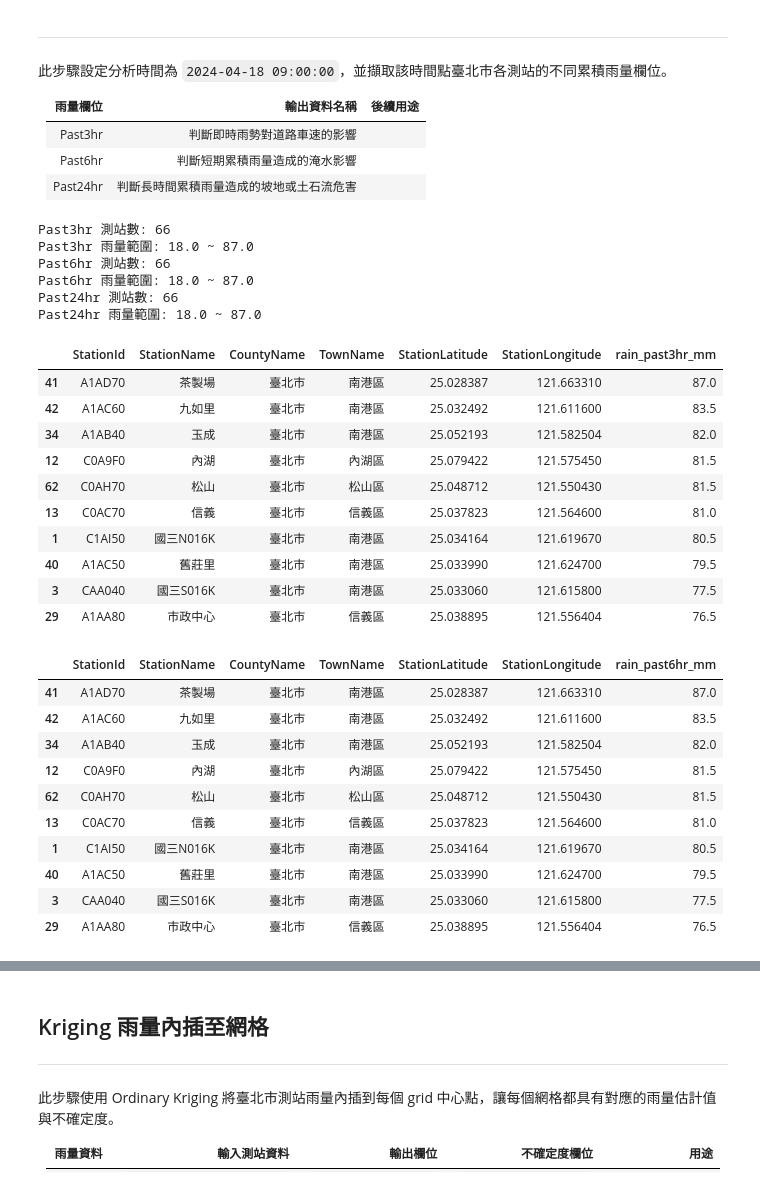
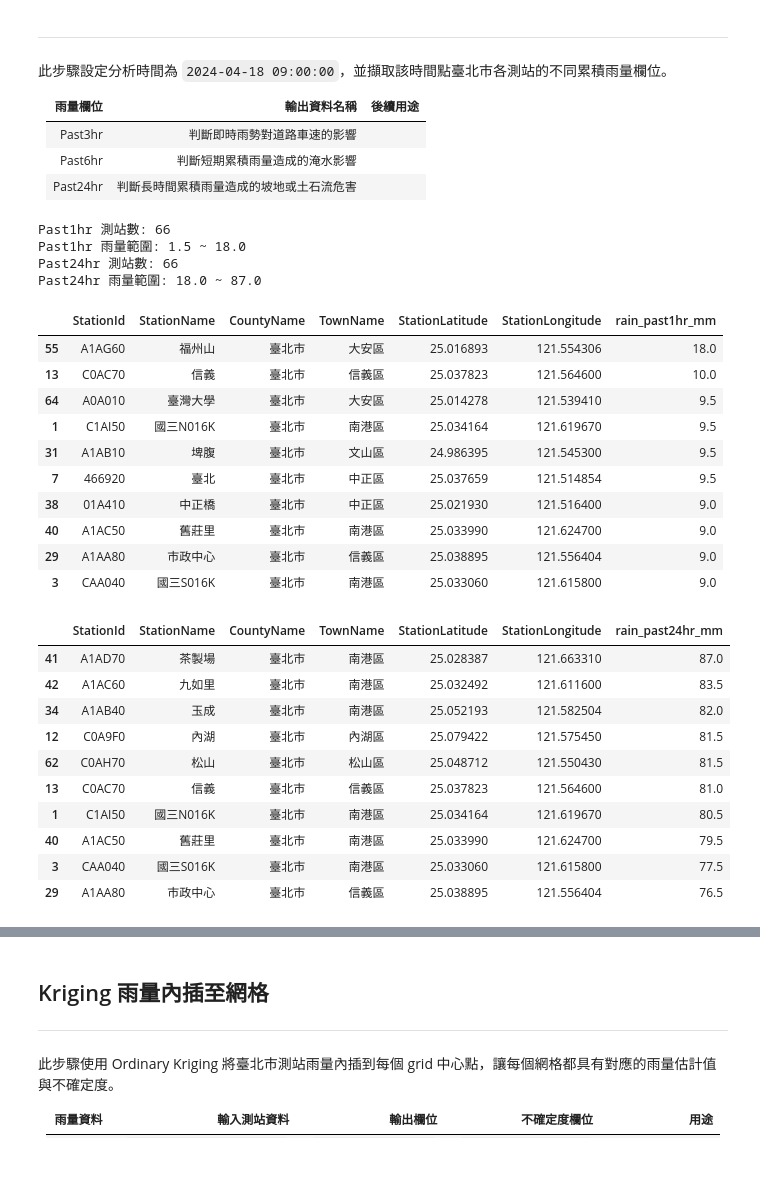
Before and after one commit to Chuang-ben/Final_project, a Jupyter notebook: final_02_post.ipynb, the cells around one changed output, grey strips where cells are left out. Saved outputs shown, nothing was run; the diff lists cells and outputs as text; code cells hidden in the pictures.

```diff
--- a/final_02_post.ipynb
+++ b/final_02_post.ipynb
@@ -220,8 +220,7 @@ target_time = pd.Timestamp("2024-04-18 09:00:00")
 rain_tp["DateTime"] = pd.to_datetime(rain_tp["DateTime"])
 
 for col in [
-    "Past3hr",
-    "Past6hr",
+    "Past1hr",
     "Past24hr",
     "StationLongitude",
     "StationLatitude",
@@ -241,79 +240,59 @@ rain_at_time = rain_tp[
     rain_tp["DateTime"] == target_time
 ].copy()
 
-# ===== 1) 即時行車速度用：Past3hr =====
-rain_past3hr_station = (
+# ===== 1) 即時行車速度與淹水判斷用：Past1hr =====
+rain_past1hr_station = (
     rain_at_time
-    .dropna(subset=["Past3hr", "StationLatitude", "StationLongitude"])
-    [station_cols + ["Past3hr"]]
-    .rename(columns={"Past3hr": "rain_past3hr_mm"})
+    .dropna(subset=["Past1hr", "StationLatitude", "StationLongitude"])
+    [station_cols + ["Past1hr"]]
+    .rename(columns={"Past1hr": "rain_past1hr_mm"})
     .reset_index(drop=True)
 )
 
-# ===== 2) 淹水判斷用：Past6hr =====
-rain_past6hr_station = (
-    rain_at_time
-    .dropna(subset=["Past6hr", "StationLatitude", "StationLongitude"])
-    [station_cols + ["Past6hr"]]
-    .rename(columns={"Past6hr": "rain_past6hr_mm"})
-    .reset_index(drop=True)
-)
-
-# ===== 3) 坡地 / 土石流判斷用：Past24hr =====
+# ===== 2) 坡地 / 土石流判斷用：Past24hr =====
 rain_past24hr_station = (
     rain_at_time
     .dropna(subset=["Past24hr", "StationLatitude", "StationLongitude"])
     [station_cols + ["Past24hr"]]
     .rename(columns={"Past24hr": "rain_past24hr_mm"})
     .reset_index(drop=True)
 )
 
-print("Past3hr 測站數:", len(rain_past3hr_station))
+print("Past1hr 測站數:", len(rain_past1hr_station))
 print(
-    "Past3hr 雨量範圍:",
-    rain_past3hr_station["rain_past3hr_mm"].min(),
+    "Past1hr 雨量範圍:",
+    rain_past1hr_station["rain_past1hr_mm"].min(),
     "~",
-    rain_past3hr_station["rain_past3hr_mm"].max(),
-)
-
-print("Past6hr 測站數:", len(rain_past6hr_station))
-print(
-    "Past6hr 雨量範圍:",
-    rain_past6hr_station["rain_past6hr_mm"].min(),
-    "~",
-    rain_past6hr_station["rain_past6hr_mm"].max(),
+    rain_past1hr_station["rain_past1hr_mm"].max(),
 )
 
 print("Past24hr 測站數:", len(rain_past24hr_station))
 print(
     "Past24hr 雨量範圍:",
     rain_past24hr_station["rain_past24hr_mm"].min(),
     "~",
     rain_past24hr_station["rain_past24hr_mm"].max(),
 )
 
-display(rain_past3hr_station.sort_values("rain_past3hr_mm", ascending=False).head(10))
-display(rain_past6hr_station.sort_values("rain_past6hr_mm", ascending=False).head(10))
+display(rain_past1hr_station.sort_values("rain_past1hr_mm", ascending=False).head(10))
 display(rain_past24hr_station.sort_values("rain_past24hr_mm", ascending=False).head(10))
 # %% [output]
-Past3hr 測站數: 66
-Past3hr 雨量範圍: 18.0 ~ 87.0
-Past6hr 測站數: 66
-Past6hr 雨量範圍: 18.0 ~ 87.0
+Past1hr 測站數: 66
+Past1hr 雨量範圍: 1.5 ~ 18.0
 Past24hr 測站數: 66
 Past24hr 雨量範圍: 18.0 ~ 87.0
-|  | StationId | StationName | CountyName | TownName | StationLatitude | StationLongitude | rain_past3hr_mm |
-| 41 | A1AD70 | 茶製場 | 臺北市 | 南港區 | 25.028387 | 121.663310 | 87.0 |
-| 42 | A1AC60 | 九如里 | 臺北市 | 南港區 | 25.032492 | 121.611600 | 83.5 |
-| 34 | A1AB40 | 玉成 | 臺北市 | 南港區 | 25.052193 | 121.582504 | 82.0 |
-| 12 | C0A9F0 | 內湖 | 臺北市 | 內湖區 | 25.079422 | 121.575450 | 81.5 |
-| 62 | C0AH70 | 松山 | 臺北市 | 松山區 | 25.048712 | 121.550430 | 81.5 |
-| 13 | C0AC70 | 信義 | 臺北市 | 信義區 | 25.037823 | 121.564600 | 81.0 |
-| 1 | C1AI50 | 國三N016K | 臺北市 | 南港區 | 25.034164 | 121.619670 | 80.5 |
-| 40 | A1AC50 | 舊莊里 | 臺北市 | 南港區 | 25.033990 | 121.624700 | 79.5 |
-| 3 | CAA040 | 國三S016K | 臺北市 | 南港區 | 25.033060 | 121.615800 | 77.5 |
-| 29 | A1AA80 | 市政中心 | 臺北市 | 信義區 | 25.038895 | 121.556404 | 76.5 |
+|  | StationId | StationName | CountyName | TownName | StationLatitude | StationLongitude | rain_past1hr_mm |
+| 55 | A1AG60 | 福州山 | 臺北市 | 大安區 | 25.016893 | 121.554306 | 18.0 |
+| 13 | C0AC70 | 信義 | 臺北市 | 信義區 | 25.037823 | 121.564600 | 10.0 |
+| 64 | A0A010 | 臺灣大學 | 臺北市 | 大安區 | 25.014278 | 121.539410 | 9.5 |
+| 1 | C1AI50 | 國三N016K | 臺北市 | 南港區 | 25.034164 | 121.619670 | 9.5 |
+| 31 | A1AB10 | 埤腹 | 臺北市 | 文山區 | 24.986395 | 121.545300 | 9.5 |
+| 7 | 466920 | 臺北 | 臺北市 | 中正區 | 25.037659 | 121.514854 | 9.5 |
+| 38 | 01A410 | 中正橋 | 臺北市 | 中正區 | 25.021930 | 121.516400 | 9.0 |
+| 40 | A1AC50 | 舊莊里 | 臺北市 | 南港區 | 25.033990 | 121.624700 | 9.0 |
+| 29 | A1AA80 | 市政中心 | 臺北市 | 信義區 | 25.038895 | 121.556404 | 9.0 |
+| 3 | CAA040 | 國三S016K | 臺北市 | 南港區 | 25.033060 | 121.615800 | 9.0 |
-|  | StationId | StationName | CountyName | TownName | StationLatitude | StationLongitude | rain_past6hr_mm |
+|  | StationId | StationName | CountyName | TownName | StationLatitude | StationLongitude | rain_past24hr_mm |
 | 41 | A1AD70 | 茶製場 | 臺北市 | 南港區 | 25.028387 | 121.663310 | 87.0 |
 | 42 | A1AC60 | 九如里 | 臺北市 | 南港區 | 25.032492 | 121.611600 | 83.5 |
 | 34 | A1AB40 | 玉成 | 臺北市 | 南港區 | 25.052193 | 121.582504 | 82.0 |
```
Also changed, not shown: parts of 11 cells of this notebook, 2 other files.
